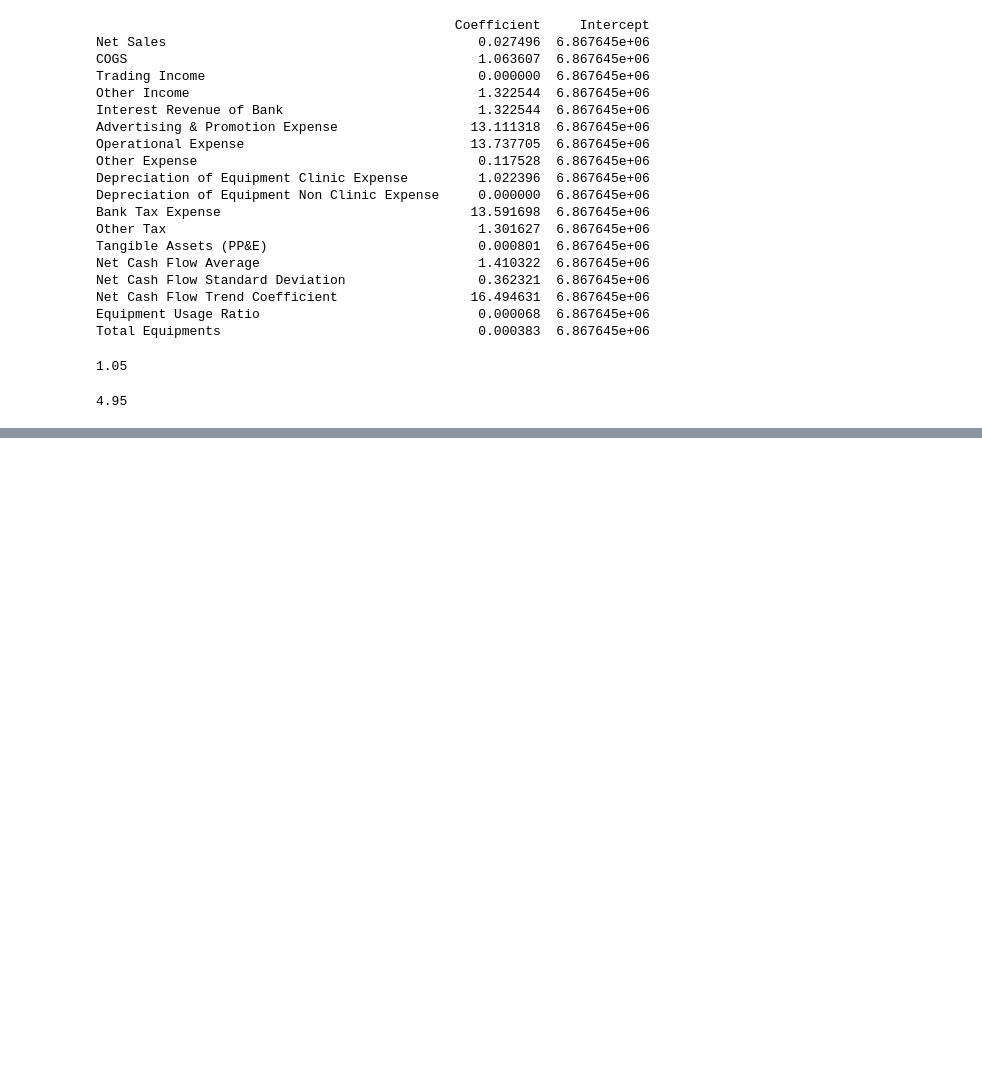
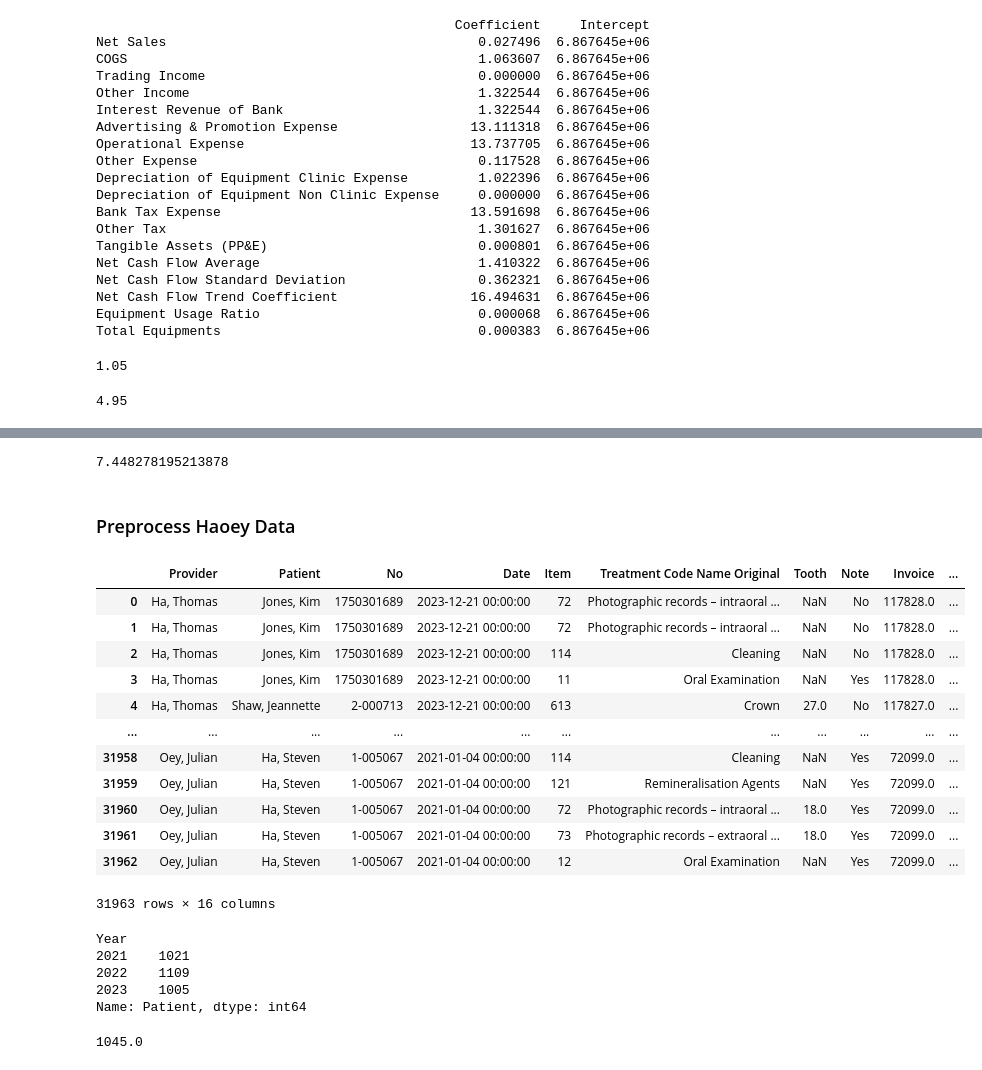
Before and after one commit to Gaia-Dental-Studio/Clinic_Value_Evaluation, a Jupyter notebook: playground.ipynb, the cells around one changed output, grey strips where cells are left out. Cells and saved outputs as stored; diff of their text form; code cells hidden in the pictures; blank space fills up the shorter version.

Commit message:
update on supplementary model

```diff
--- a/playground.ipynb
+++ b/playground.ipynb
@@ -310,0 +380,16 @@ df.to_csv('combinations_dentist_count.csv', index=False)
+# %%
+# do linear regression for column Monthly_Increase_Sales and return the slope
+from sklearn.linear_model import LinearRegression
+
+X = np.arange(len(df_final_adjusted)).reshape(-1, 1)
+y = df_final_adjusted['Monthly_Increase_Sales']
+y = df_final_adjusted['Annual_Increase_Sales']
+
+reg = LinearRegression().fit(X, y)
+reg.score(X, y)
+slope = reg.coef_[0]
+slope
+# %% [output]
+7.448278195213878
+# %% [markdown]
+### Preprocess Haoey Data
@@ -310,0 +399,32 @@ df.to_csv('combinations_dentist_count.csv', index=False)
+# %%
+data = pd.read_csv('haoey_data.csv')
+data
+# %% [output]
+|  | Provider | Patient | No | Date | Item | Treatment Code Name Original | Tooth | Note | Invoice | ... |
+| 0 | Ha, Thomas | Jones, Kim | 1750301689 | 2023-12-21 00:00:00 | 72 | Photographic records – intraoral ... | NaN | No | 117828.0 | ... |
+| 1 | Ha, Thomas | Jones, Kim | 1750301689 | 2023-12-21 00:00:00 | 72 | Photographic records – intraoral ... | NaN | No | 117828.0 | ... |
+| 2 | Ha, Thomas | Jones, Kim | 1750301689 | 2023-12-21 00:00:00 | 114 | Cleaning | NaN | No | 117828.0 | ... |
+| 3 | Ha, Thomas | Jones, Kim | 1750301689 | 2023-12-21 00:00:00 | 11 | Oral Examination | NaN | Yes | 117828.0 | ... |
+| 4 | Ha, Thomas | Shaw, Jeannette | 2-000713 | 2023-12-21 00:00:00 | 613 | Crown | 27.0 | No | 117827.0 | ... |
+| ... | ... | ... | ... | ... | ... | ... | ... | ... | ... | ... |
+| 31958 | Oey, Julian | Ha, Steven | 1-005067 | 2021-01-04 00:00:00 | 114 | Cleaning | NaN | Yes | 72099.0 | ... |
+| 31959 | Oey, Julian | Ha, Steven | 1-005067 | 2021-01-04 00:00:00 | 121 | Remineralisation Agents | NaN | Yes | 72099.0 | ... |
+| 31960 | Oey, Julian | Ha, Steven | 1-005067 | 2021-01-04 00:00:00 | 72 | Photographic records – intraoral ... | 18.0 | Yes | 72099.0 | ... |
+| 31961 | Oey, Julian | Ha, Steven | 1-005067 | 2021-01-04 00:00:00 | 73 | Photographic records – extraoral ... | 18.0 | Yes | 72099.0 | ... |
+| 31962 | Oey, Julian | Ha, Steven | 1-005067 | 2021-01-04 00:00:00 | 12 | Oral Examination | NaN | Yes | 72099.0 | ... |
+31963 rows × 16 columns
+# %%
+data['Date'] = pd.to_datetime(data['Date'])
+data['Year'] = data['Date'].dt.year
+data_by_year = data.groupby('Year')['Patient'].nunique()
+data_by_year
+# %% [output]
+Year
+2021    1021
+2022    1109
+2023    1005
+Name: Patient, dtype: int64
+# %%
+data_by_year.mean()
+# %% [output]
+1045.0
```
Also changed, not shown: parts of 8 cells of this notebook, 6 other files.
